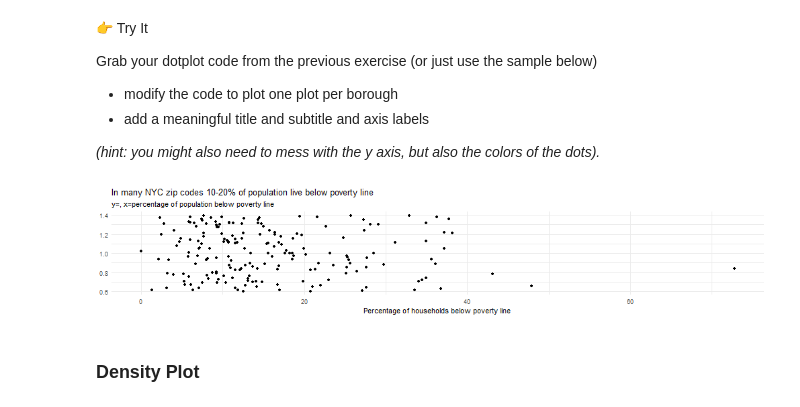
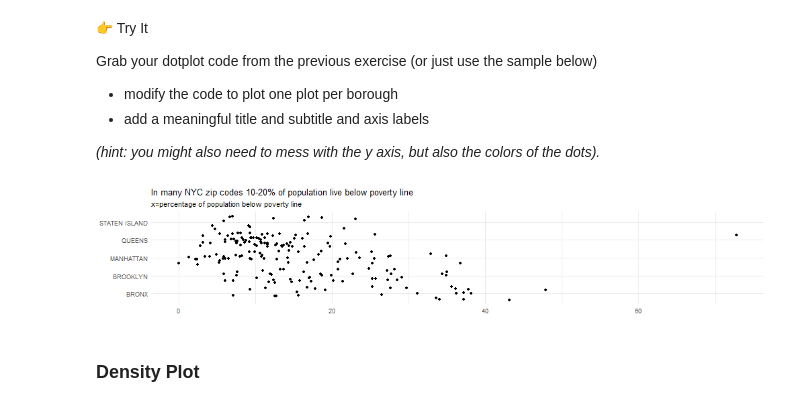
Before and after one commit to juhanarossi/ggplot-1-juhanarossi, a Jupyter notebook: notebook-Juhana-exercise2.ipynb, the cells around one changed output. Saved outputs shown, nothing was run; the diff lists cells and outputs as text; code cells hidden in the pictures.

```diff
--- a/notebook-Juhana-exercise2.ipynb
+++ b/notebook-Juhana-exercise2.ipynb
@@ -129,17 +131,17 @@ _(hint: you might also need to mess with the y axis, but also the colors of the
 # %%
 %%R -w 1000 -h 200
 
 ggplot(df) +
-    aes(x=pct_below_poverty, y=1) +
+    aes(x=pct_below_poverty, y=borough) +
     geom_jitter() +
     labs(title = "In many NYC zip codes 10-20% of population live below poverty line",
-        subtitle = "y=, x=percentage of population below poverty line"
+        subtitle = "x=percentage of population below poverty line"
         ) +
-     xlab("Percentage of households below poverty line") +
+     xlab(NULL) +
      ylab(NULL) +
      theme_minimal()
 # %% [output]
-[figure, old version]
+[figure, new version]
 # %% [markdown]
 ### Density Plot
 # %% [markdown]
```
Also changed, not shown: parts of 11 cells of this notebook, 2 other files.
